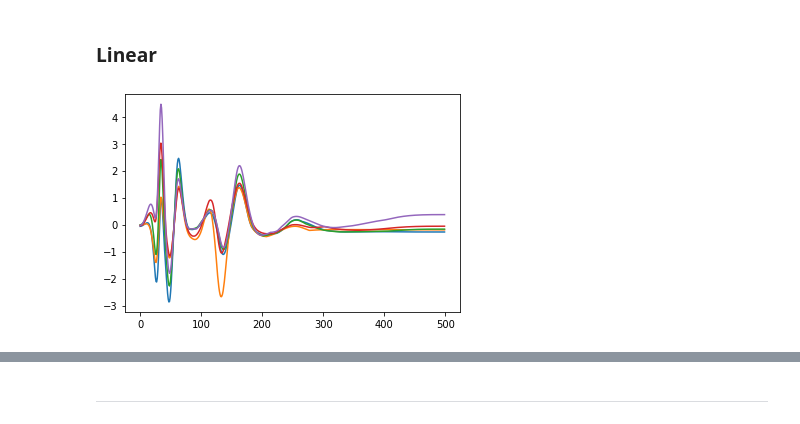
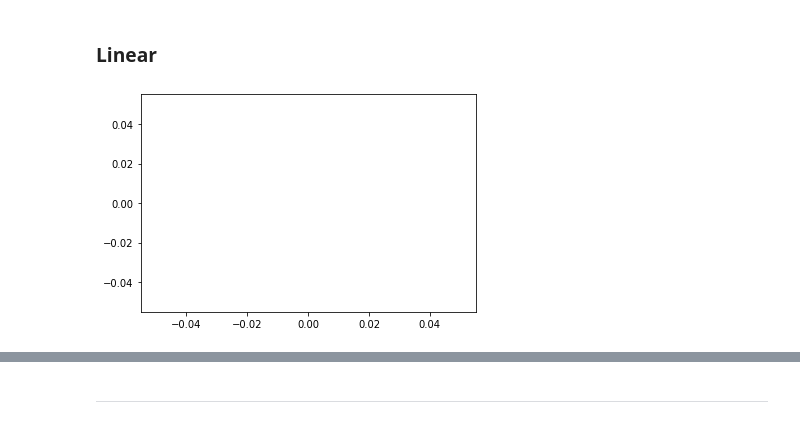
Before and after one commit to RohanM/news-bias, a Jupyter notebook: finetune.ipynb, the cells around one changed output, grey strips where cells are left out. Saved outputs shown, nothing was run; the diff lists cells and outputs as text; code cells hidden in the pictures.

```diff
--- a/finetune.ipynb
+++ b/finetune.ipynb
@@ -379,11 +379,16 @@ model = LinearModel(num_tokens, tokenizer.vocab_size)
 cms = []
 all_results = []
 # %%
+# Display outputs over training
 trainer = Trainer(model, train_dataloader, valid_dataloader, lr=0.001, acc_thresh=0.25)
-results = trainer.train(500)
-
-plot_outputs(results)
+results = trainer.train(5)
-# %% [output]
-[figure, removed]
+# %%
+outputs = results['outputs']
+outputs = [e for e in outputs if len(e) == 8]
+
+plt.plot(outputs)
+plt.show()
+# %% [output]
+[figure, added]
 # %%
 trainer = Trainer(model, train_dataloader, valid_dataloader, lr=0.0001, acc_thresh=0.25)
```
Also changed, not shown: parts of 4 cells of this notebook.
